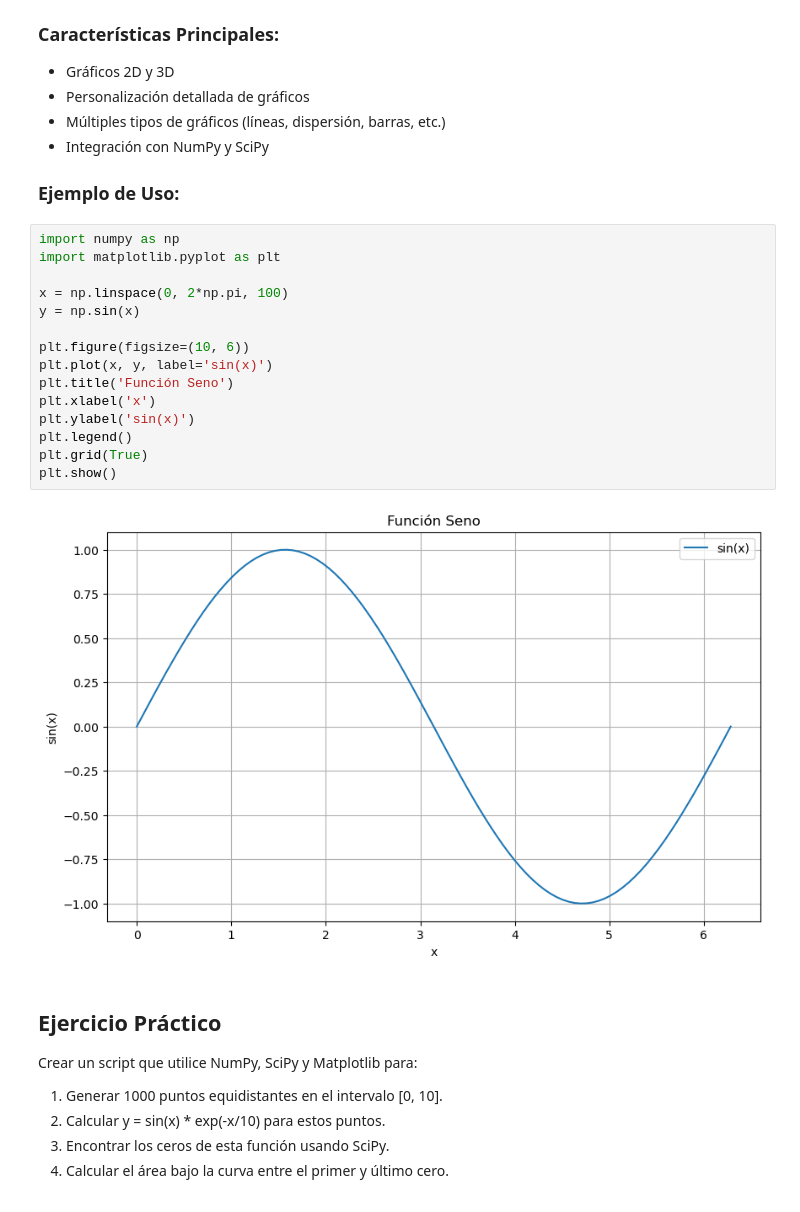
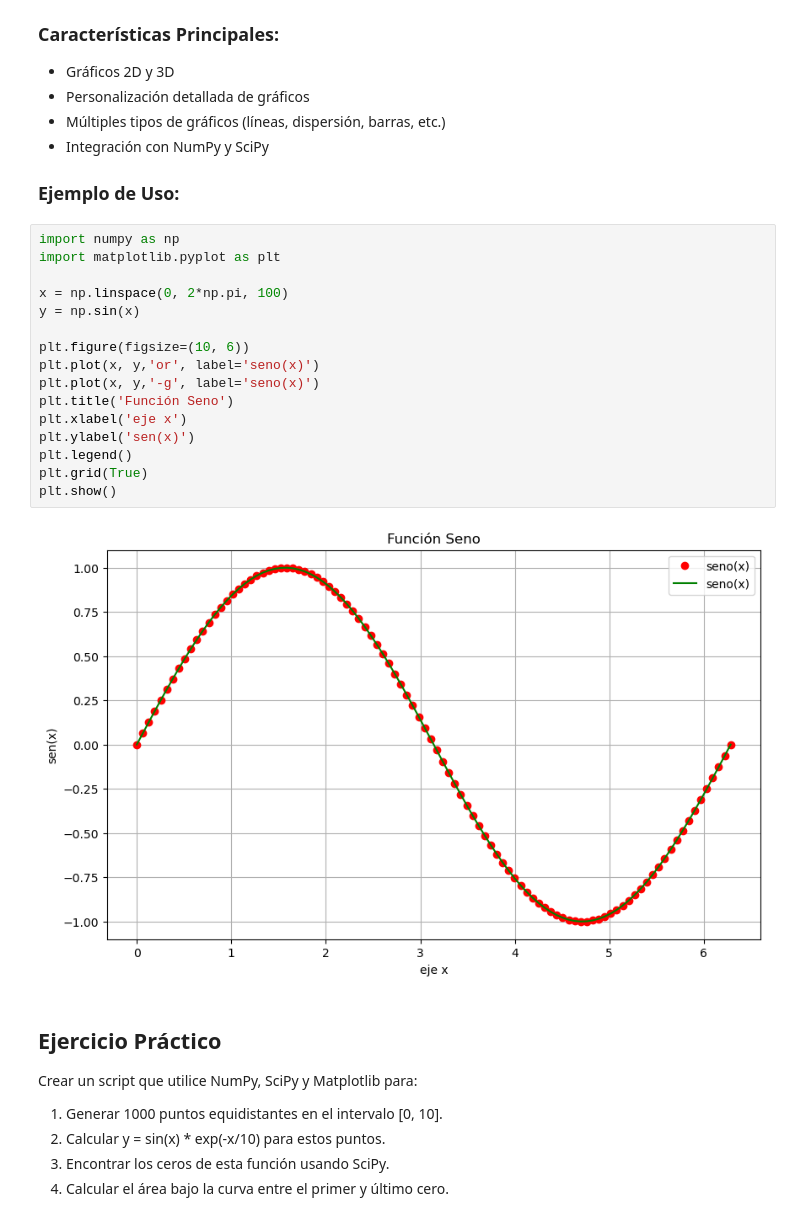
Before and after one commit to cpatagon/Python_Numerico, a Jupyter notebook: clases/01_Introduccion_python/01_04_modulos_en_python.ipynb, the cells around one changed output. Drawn from its saved outputs; the diff is of its cells as text.

```diff
--- a/clases/01_Introduccion_python/01_04_modulos_en_python.ipynb
+++ b/clases/01_Introduccion_python/01_04_modulos_en_python.ipynb
@@ -158,20 +158,21 @@ Matplotlib es crucial para visualizar resultados en cálculo numérico.
 # %%
 import numpy as np
 import matplotlib.pyplot as plt
 
 x = np.linspace(0, 2*np.pi, 100)
 y = np.sin(x)
 
 plt.figure(figsize=(10, 6))
-plt.plot(x, y, label='sin(x)')
+plt.plot(x, y,'or', label='seno(x)')
+plt.plot(x, y,'-g', label='seno(x)')
 plt.title('Función Seno')
-plt.xlabel('x')
-plt.ylabel('sin(x)')
+plt.xlabel('eje x')
+plt.ylabel('sen(x)')
 plt.legend()
 plt.grid(True)
 plt.show()
 # %% [output]
-[figure, old version]
+[figure, new version]
 # %% [markdown]
 ## Ejercicio Práctico
 
```
Also changed, not shown: 11 other files.
